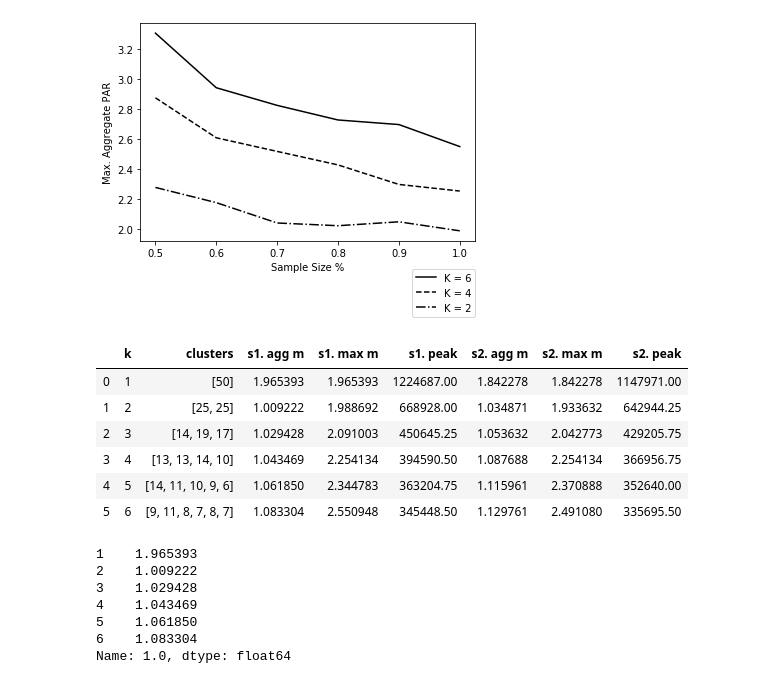
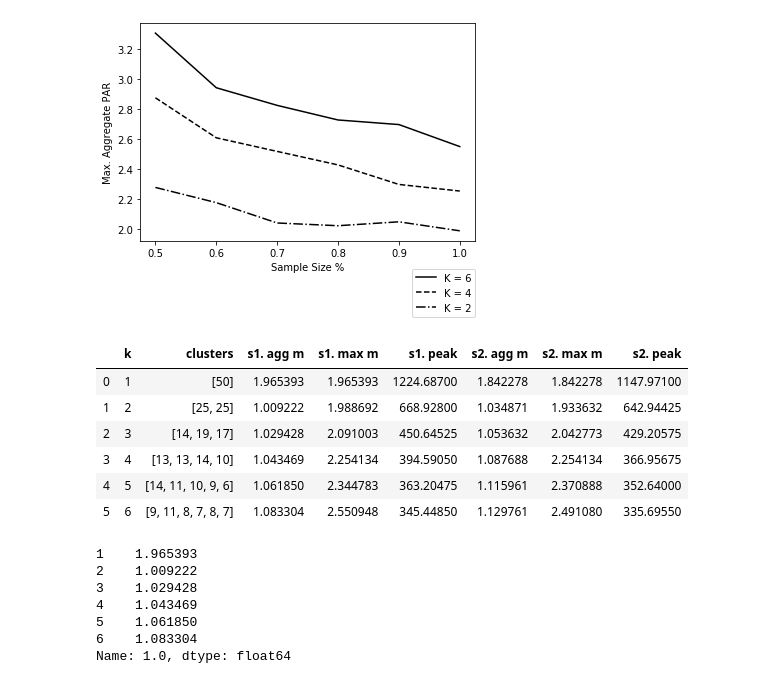
Before and after one commit to vicaba/siot-eclustering-viz, a Jupyter notebook: siot-clustering2.ipynb, the cells around one changed output. Saved outputs shown, nothing was run; the diff lists cells and outputs as text; code cells hidden in the pictures.

```diff
--- a/siot-clustering2.ipynb
+++ b/siot-clustering2.ipynb
@@ -90,13 +84,13 @@ summaryBatch_global = pd.read_json("./files/scheduler_tests/scheduler_test/summa
 #batch_global = pd.read_json("./files/batch.json")
 
 exp1_k = 6
-exp1_sampleSizeMin = 0.5
-exp1_sampleSizeMax = 1.0
+exp1_sample_size_min = 0.5
+exp1_sample_size_max = 1.0
 exp1_nsteps = 2
 
 
-def sampleSizeRange():
-    return (x/10 for x in range(int(sampleSizeMin * 10), int((sampleSizeMax * 10) + 1)))
+def sample_size_range(sample_size_min, sample_size_max):
+    return (x/10 for x in range(int(sample_size_min * 10), int((sample_size_max * 10) + 1)))
 # %%
 def crossfold_as_df(k, data):
     index_list = []
@@ -139,7 +133,7 @@ exp1_treated
 144 rows × 10 columns
 # %%
 k2 = 2
-query = f"k == {k2} and sampleSize == {sampleSizeMin}"
+query = f"k == {k2} and sampleSize == {exp1_sampleSizeMin}"
 exp1_treated.query(query)["s1. agg m"].mean()
 exp1_treated.query(query)["s1. max m"].mean()
 exp1_treated.query(query)["s1. peak"].std()
@@ -151,10 +142,10 @@ with open('summaryBatch.tex','w') as tf:
 # %%
-def get_statistics(k, nSteps, treated):
+def get_statistics(k, nSteps, treated, sample_size_min, sample_size_max):
     index_list = []
     step_list = []
 
     for j in range(1, k+1):
-        for ssize in sampleSizeRange():
+        for ssize in sample_size_range(sample_size_min, sample_size_max):
 
             index_list.append((ssize, "mean", j))
             query = f"k == {j} and sampleSize == {ssize}"
@@ -162,13 +153,13 @@ def get_statistics(k, nSteps, treated):
             data = {key: treated.query(query)[key].mean() for key in index}
             data = {"s1. agg m" : treated.query(query)["s1. agg m"].mean(),
                     "s1. max m" : treated.query(query)["s1. max m"].mean(),
-                    "s1. peak" : treated.query(query)["s1. peak"].mean(),
+                    "s1. peak" : treated.query(query)["s1. peak"].mean()/1000,
                    "s1. total m" : treated.query(query)["s1. total m"].mean()}
             index = ["s1. agg m","s1. max m","s1. peak", "s1. total m"]
             if (nSteps >= 2):
                 data.update({"s2. agg m" : treated.query(query)["s2. agg m"].mean(),
                     "s2. max m" : treated.query(query)["s2. max m"].mean(),
-                    "s2. peak" : treated.query(query)["s2. peak"].mean(),
+                    "s2. peak" : treated.query(query)["s2. peak"].mean()/1000,
                             "s2. total m" : treated.query(query)["s2. total m"].mean()})
                 index = index + ["s2. agg m","s2. max m","s2. peak", "s2. total m"]
 
@@ -196,7 +187,7 @@ def get_statistics(k, nSteps, treated):
 
     index = pd.MultiIndex.from_tuples(index_list, names=["sampleSize", "metric", "k"])
     return pd.DataFrame(step_list, index=index)
-exp1_statistics = get_statistics(exp1_k,exp1_nsteps, exp1_treated)
+exp1_statistics = get_statistics(exp1_k,exp1_nsteps, exp1_treated, exp1_sample_size_min, exp1_sample_size_max)
 exp1_statistics
 # %% [output]
 |  |  |  | s1. agg m | s1. max m | s1. peak | s1. total m | s2. agg m | s2. max m | s2. peak | ... |
@@ -295,25 +266,25 @@ if file_name is not None:
 # %% [output]
 [figure]
 # %%
-a = summaryBatch_global_statistics.query("sampleSize == 1.0 and metric == \"mean\"").reset_index().drop(["sampleSize", "metric"], axis=1)
+a = exp1_statistics.query("sampleSize == 1.0 and metric == \"mean\"").reset_index().drop(["sampleSize", "metric"], axis=1)
 # %%
-def show_summary(summary_treated):
+def show_summary(k, summary_treated):
     _list = {}
     for j in range(1, k+1):
         _list[j - 1] = str(summary_treated.query(f"sampleSize == 1.0 and k == {j}").sort_values(by=["s1. max m", "s1. agg m"]).iloc[0]["clusters"])
     _list
     b = pd.DataFrame.from_dict(_list, orient="index", columns=["clusters"])
     r = pd.concat([a,b], axis=1, sort=False)
     r = r[["k", "clusters", "s1. agg m", "s1. max m", "s1. peak", "s2. agg m", "s2. max m", "s2. peak"]]
     return r
 
-show_summary(summaryBatch_global_treated)
+show_summary(exp1_k, exp1_treated)
 # %% [output]
 |  | k | clusters | s1. agg m | s1. max m | s1. peak | s2. agg m | s2. max m | s2. peak |
-| 0 | 1 | [50] | 1.965393 | 1.965393 | 1224687.00 | 1.842278 | 1.842278 | 1147971.00 |
-| 1 | 2 | [25, 25] | 1.009222 | 1.988692 | 668928.00 | 1.034871 | 1.933632 | 642944.25 |
-| 2 | 3 | [14, 19, 17] | 1.029428 | 2.091003 | 450645.25 | 1.053632 | 2.042773 | 429205.75 |
-| 3 | 4 | [13, 13, 14, 10] | 1.043469 | 2.254134 | 394590.50 | 1.087688 | 2.254134 | 366956.75 |
-| 4 | 5 | [14, 11, 10, 9, 6] | 1.061850 | 2.344783 | 363204.75 | 1.115961 | 2.370888 | 352640.00 |
-| 5 | 6 | [9, 11, 8, 7, 8, 7] | 1.083304 | 2.550948 | 345448.50 | 1.129761 | 2.491080 | 335695.50 |
+| 0 | 1 | [50] | 1.965393 | 1.965393 | 1224.68700 | 1.842278 | 1.842278 | 1147.97100 |
+| 1 | 2 | [25, 25] | 1.009222 | 1.988692 | 668.92800 | 1.034871 | 1.933632 | 642.94425 |
+| 2 | 3 | [14, 19, 17] | 1.029428 | 2.091003 | 450.64525 | 1.053632 | 2.042773 | 429.20575 |
+| 3 | 4 | [13, 13, 14, 10] | 1.043469 | 2.254134 | 394.59050 | 1.087688 | 2.254134 | 366.95675 |
+| 4 | 5 | [14, 11, 10, 9, 6] | 1.061850 | 2.344783 | 363.20475 | 1.115961 | 2.370888 | 352.64000 |
+| 5 | 6 | [9, 11, 8, 7, 8, 7] | 1.083304 | 2.550948 | 345.44850 | 1.129761 | 2.491080 | 335.69550 |
 # %%
```
Also changed, not shown: parts of 8 cells of this notebook, 2 other files.
